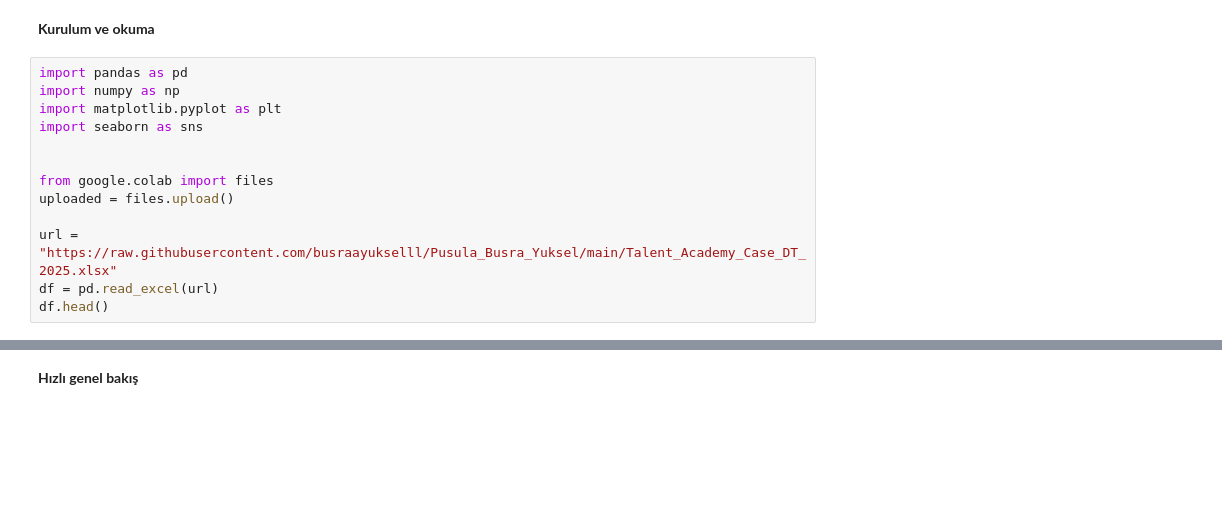
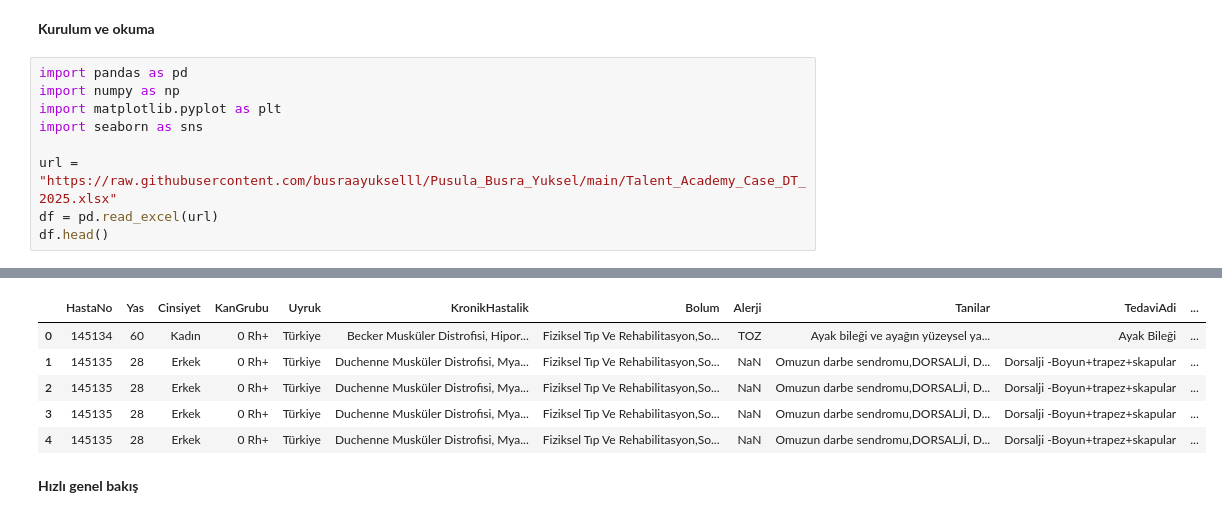
Before and after one commit to busraayukselll/Pusula_Busra_Yuksel, a Jupyter notebook: Pusula_Intern_DataScience.ipynb, the cells around one changed output, grey strips where cells are left out. Saved outputs shown, nothing was run; the diff lists cells and outputs as text; blank space fills up the shorter version.

Commit message:
Colab kullanılarak oluşturuldu

```diff
--- a/Pusula_Intern_DataScience.ipynb
+++ b/Pusula_Intern_DataScience.ipynb
@@ -8,10 +8,6 @@ import numpy as np
 import matplotlib.pyplot as plt
 import seaborn as sns
 
-
-from google.colab import files
-uploaded = files.upload()
-
 url = "https://raw.githubusercontent.com/busraayukselll/Pusula_Busra_Yuksel/main/Talent_Academy_Case_DT_2025.xlsx"
 df = pd.read_excel(url)
 df.head()
@@ -20,3 +15,9 @@ df.head()
+|  | HastaNo | Yas | Cinsiyet | KanGrubu | Uyruk | KronikHastalik | Bolum | Alerji | Tanilar | TedaviAdi | ... |
+| 0 | 145134 | 60 | Kadın | 0 Rh+ | Türkiye | Becker Musküler Distrofisi, Hipor... | Fiziksel Tıp Ve Rehabilitasyon,So... | TOZ | Ayak bileği ve ayağın yüzeysel ya... | Ayak Bileği | ... |
+| 1 | 145135 | 28 | Erkek | 0 Rh+ | Türkiye | Duchenne Musküler Distrofisi, Mya... | Fiziksel Tıp Ve Rehabilitasyon,So... | NaN | Omuzun darbe sendromu,DORSALJİ, D... | Dorsalji -Boyun+trapez+skapular | ... |
+| 2 | 145135 | 28 | Erkek | 0 Rh+ | Türkiye | Duchenne Musküler Distrofisi, Mya... | Fiziksel Tıp Ve Rehabilitasyon,So... | NaN | Omuzun darbe sendromu,DORSALJİ, D... | Dorsalji -Boyun+trapez+skapular | ... |
+| 3 | 145135 | 28 | Erkek | 0 Rh+ | Türkiye | Duchenne Musküler Distrofisi, Mya... | Fiziksel Tıp Ve Rehabilitasyon,So... | NaN | Omuzun darbe sendromu,DORSALJİ, D... | Dorsalji -Boyun+trapez+skapular | ... |
+| 4 | 145135 | 28 | Erkek | 0 Rh+ | Türkiye | Duchenne Musküler Distrofisi, Mya... | Fiziksel Tıp Ve Rehabilitasyon,So... | NaN | Omuzun darbe sendromu,DORSALJİ, D... | Dorsalji -Boyun+trapez+skapular | ... |
 # %% [markdown]
 **Hızlı genel bakış**
 # %%
```
Also changed, not shown: parts of 8 cells of this notebook.
